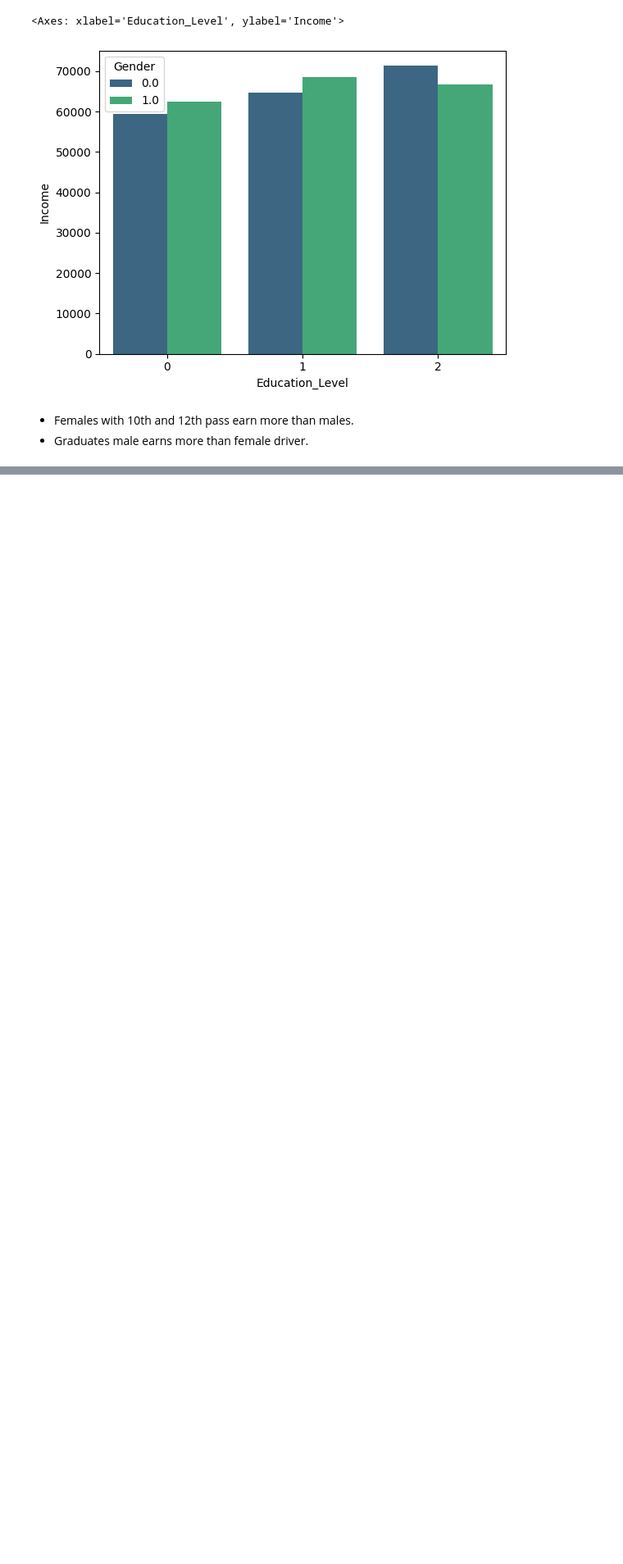
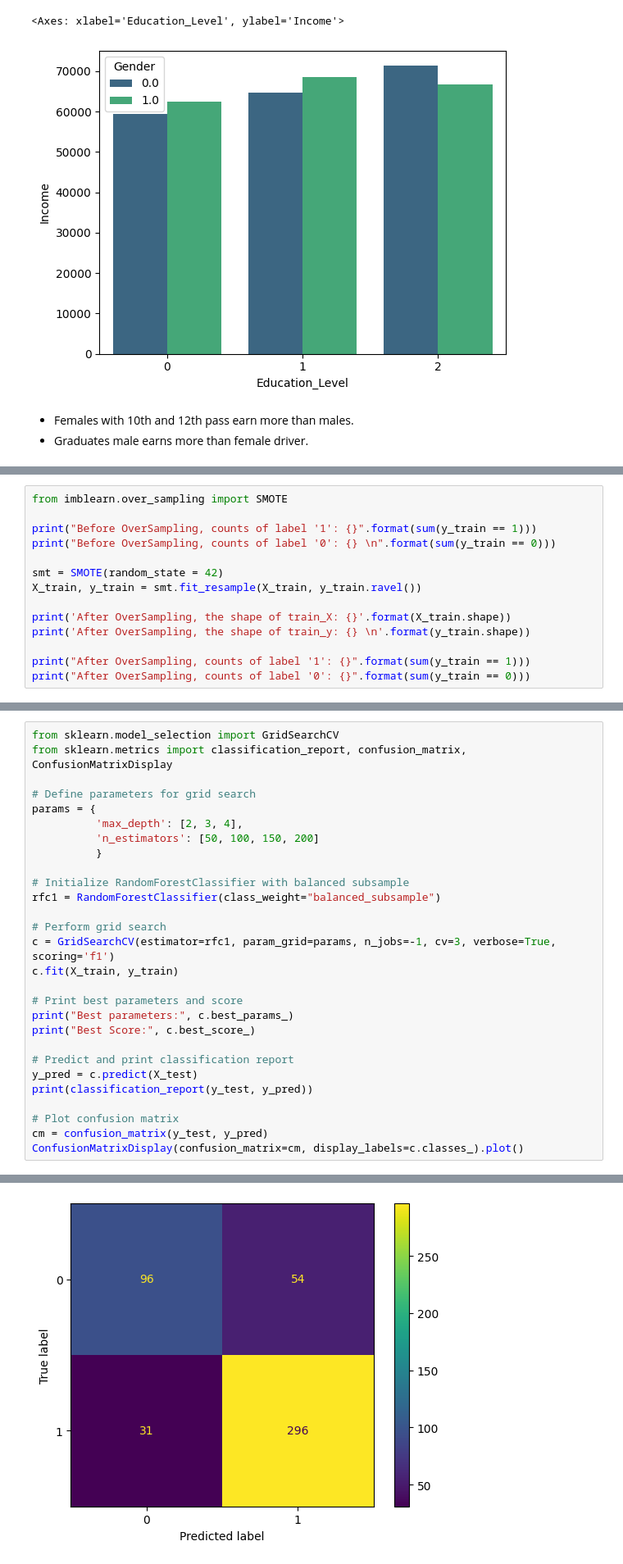
Before and after one commit to mayankbrn/9.10_Driver_churn_ensemble_learning, a Jupyter notebook: 10_Driver_churn_ensemble_learning.ipynb, the cells around one changed output, grey strips where cells are left out. Shown at 82% size. Drawn from its saved outputs; the diff is of its cells as text; blank space fills up the shorter version.

```diff
--- a/10_Driver_churn_ensemble_learning.ipynb
+++ b/10_Driver_churn_ensemble_learning.ipynb
@@ -895,0 +1062,14 @@ sns.barplot(data=df, x='Education_Level', y='Income', hue='Gender', ci=None, pal
+# %%
+from imblearn.over_sampling import SMOTE
+
+print("Before OverSampling, counts of label '1': {}".format(sum(y_train == 1)))
+print("Before OverSampling, counts of label '0': {} \n".format(sum(y_train == 0)))
+
+smt = SMOTE(random_state = 42)
+X_train, y_train = smt.fit_resample(X_train, y_train.ravel())
+
+print('After OverSampling, the shape of train_X: {}'.format(X_train.shape))
+print('After OverSampling, the shape of train_y: {} \n'.format(y_train.shape))
+
+print("After OverSampling, counts of label '1': {}".format(sum(y_train == 1)))
+print("After OverSampling, counts of label '0': {}".format(sum(y_train == 0)))
@@ -895,0 +1087,29 @@ sns.barplot(data=df, x='Education_Level', y='Income', hue='Gender', ci=None, pal
+# %%
+from sklearn.model_selection import GridSearchCV
+from sklearn.metrics import classification_report, confusion_matrix, ConfusionMatrixDisplay
+
+# Define parameters for grid search
+params = {
+          'max_depth': [2, 3, 4],
+          'n_estimators': [50, 100, 150, 200]
+          }
+
+# Initialize RandomForestClassifier with balanced subsample
+rfc1 = RandomForestClassifier(class_weight="balanced_subsample")
+
+# Perform grid search
+c = GridSearchCV(estimator=rfc1, param_grid=params, n_jobs=-1, cv=3, verbose=True, scoring='f1')
+c.fit(X_train, y_train)
+
+# Print best parameters and score
+print("Best parameters:", c.best_params_)
+print("Best Score:", c.best_score_)
+
+# Predict and print classification report
+y_pred = c.predict(X_test)
+print(classification_report(y_test, y_pred))
+
+# Plot confusion matrix
+cm = confusion_matrix(y_test, y_pred)
+ConfusionMatrixDisplay(confusion_matrix=cm, display_labels=c.classes_).plot()
+# %% [output]
@@ -895,0 +1128 @@ sns.barplot(data=df, x='Education_Level', y='Income', hue='Gender', ci=None, pal
+[figure, added]
```
Also changed, not shown: parts of 38 cells of this notebook.
